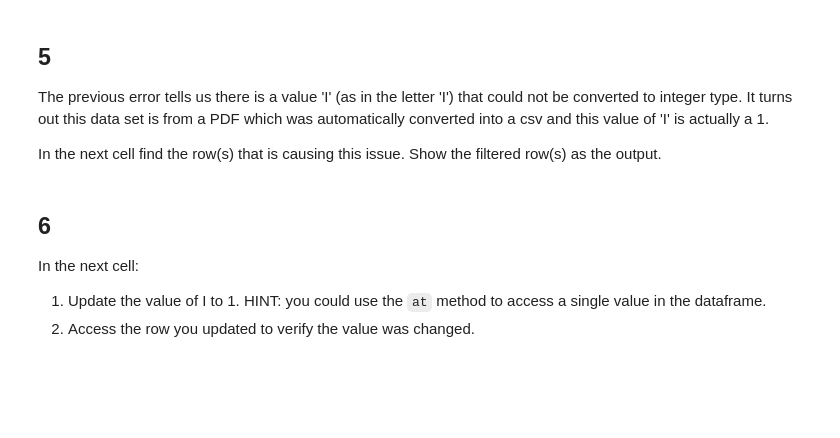
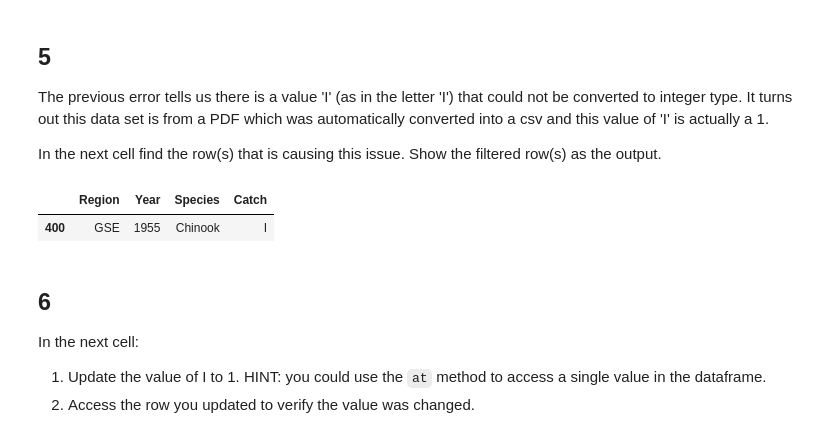
Before and after one commit to ccaswell25/eds220-hwk-2, a Jupyter notebook: hwk2-task3-salmon.ipynb, the cells around one changed output. Cells and saved outputs as stored; diff of their text form; code cells hidden in the pictures; blank space fills up the shorter version.

```diff
--- a/hwk2-task3-salmon.ipynb
+++ b/hwk2-task3-salmon.ipynb
@@ -95,3 +118,10 @@ In the next cell find the row(s) that is causing this issue. Show the filtered r
+# %%
+# Filtering to find the row that contains 'I'
+catch_original[catch_original['Catch'].astype(str).str.contains('I')]
+#it's row 400!
+# %% [output]
+|  | Region | Year | Species | Catch |
+| 400 | GSE | 1955 | Chinook | I |
 # %% [markdown]
 ## 6
 In the next cell:
```
Also changed, not shown: parts of 11 cells of this notebook.
